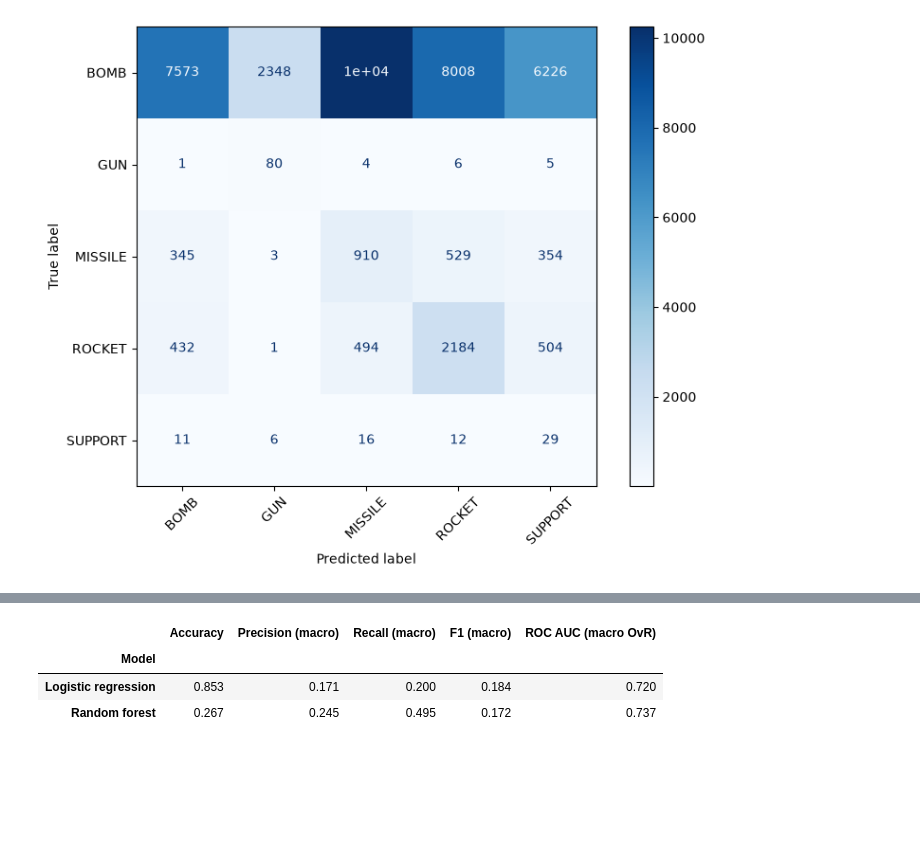
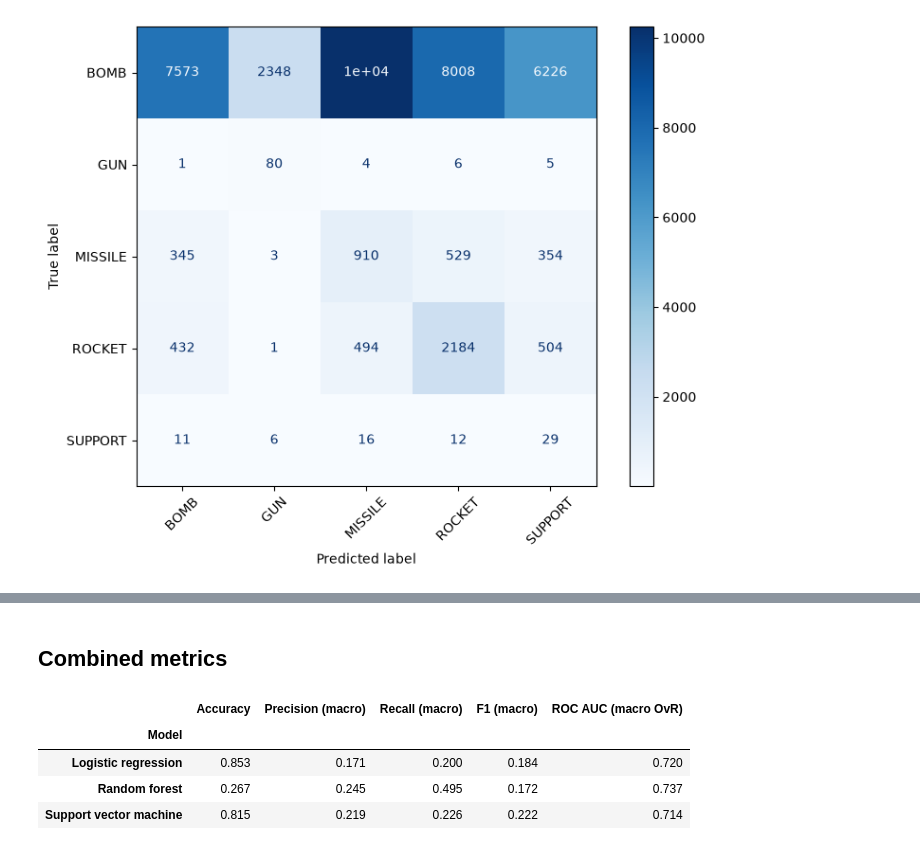
Before and after one commit to ristotammela/thoranalytics, a Jupyter notebook: THOR-100 - F4 weapon analysis.ipynb, the cells around one changed output, grey strips where cells are left out. Drawn from its saved outputs; the diff is of its cells as text; code cells hidden in the pictures; blank space fills up the shorter version.

Commit message:
Add support vectormachine

```diff
--- a/THOR-100 - F4 weapon analysis.ipynb
+++ b/THOR-100 - F4 weapon analysis.ipynb
@@ -141,0 +157,18 @@ plt.show()
+# %%
+from sklearn.base import clone
+from sklearn.svm import LinearSVC
+
+svm_model = Pipeline([
+    ("preprocess", clone(preprocess)),
+    ("classifier", LinearSVC(
+        class_weight="balanced",
+        dual="auto",
+        max_iter=5000,
+        random_state=42,
+    )),
+])
+
+svm_model.fit(X_train, y_train)
+svm_predictions = svm_model.predict(X_test)
+
+print(classification_report(y_test, svm_predictions, zero_division=0))
@@ -142,38 +196,47 @@ plt.show()
+# %% [markdown]
+## Combined metrics
 # %%
 from sklearn.metrics import (
     accuracy_score, precision_score, recall_score, f1_score, roc_auc_score
 )
 
 rows = []
 for name, fitted_model in [
     ("Logistic regression", model),
     ("Random forest", rf_model),
+    ("Support vector machine", svm_model),
 ]:
     predictions = fitted_model.predict(X_test)
-    probabilities = fitted_model.predict_proba(X_test)
+    scores = (
+        fitted_model.predict_proba(X_test)
+        if hasattr(fitted_model, "predict_proba")
+        else fitted_model.decision_function(X_test)
+    )
+    roc_auc = np.mean([
+        roc_auc_score(y_test == class_label, scores[:, class_index])
+        for class_index, class_label in enumerate(fitted_model.classes_)
+    ])
 
     rows.append({
         "Model": name,
         "Accuracy": accuracy_score(y_test, predictions),
         "Precision (macro)": precision_score(
             y_test, predictions, average="macro", zero_division=0
         ),
         "Recall (macro)": recall_score(
             y_test, predictions, average="macro", zero_division=0
         ),
         "F1 (macro)": f1_score(
             y_test, predictions, average="macro", zero_division=0
         ),
-        "ROC AUC (macro OvR)": roc_auc_score(
-            y_test, probabilities, labels=fitted_model.classes_,
-            multi_class="ovr", average="macro"
-        ),
+        "ROC AUC (macro OvR)": roc_auc,
     })
 
 comparison = pd.DataFrame(rows).set_index("Model")
 display(comparison.round(3))
 # %% [output]
 |  | Accuracy | Precision (macro) | Recall (macro) | F1 (macro) | ROC AUC (macro OvR) |
 | Model |  |  |  |  |  |
 | Logistic regression | 0.853 | 0.171 | 0.200 | 0.184 | 0.720 |
 | Random forest | 0.267 | 0.245 | 0.495 | 0.172 | 0.737 |
+| Support vector machine | 0.815 | 0.219 | 0.226 | 0.222 | 0.714 |
```
Also changed, not shown: parts of 7 cells of this notebook.
